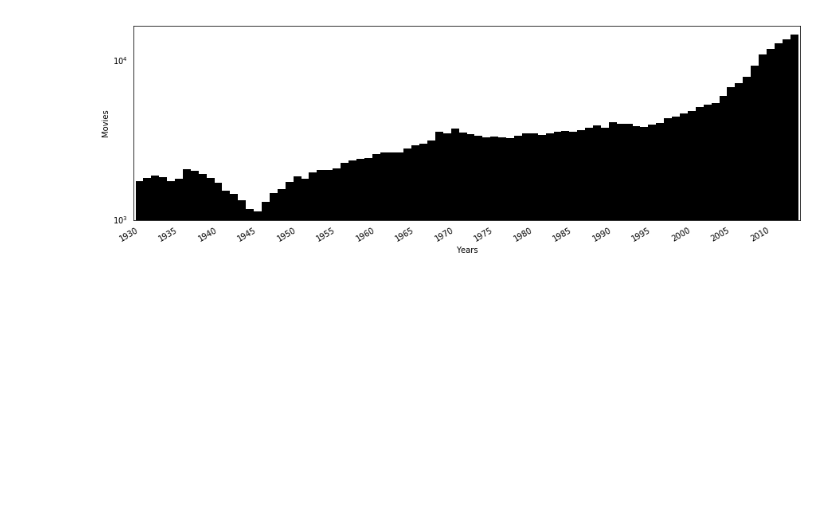
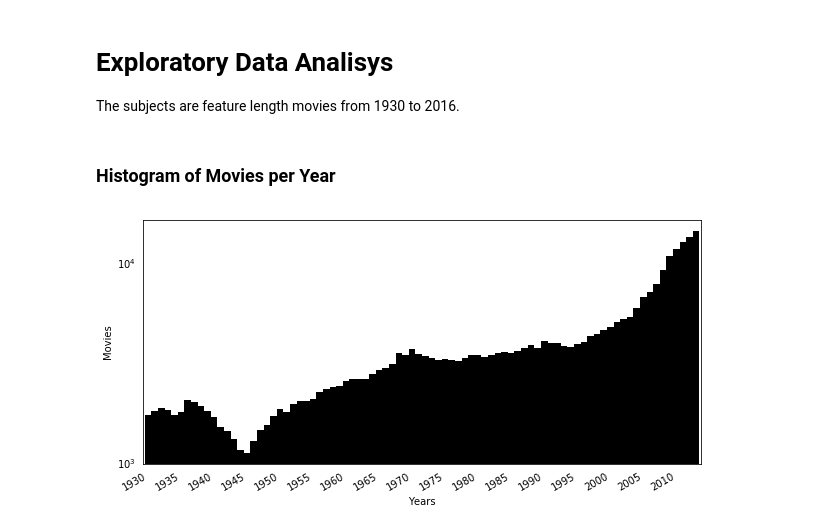
Before and after one commit to code-energy/teamspector, a Jupyter notebook: visualizations/eda.ipynb, the cells around one changed output. Drawn from its saved outputs; the diff is of its cells as text; code cells hidden in the pictures; blank space fills up the shorter version.

```diff
--- a/visualizations/eda.ipynb
+++ b/visualizations/eda.ipynb
@@ -1,20 +1,29 @@
+# %% [markdown]
+# Exploratory Data Analisys
+The subjects are feature length movies from 1930 to 2016.
 # %%
 % matplotlib inline
 import pandas as pd
 from pymongo import MongoClient
 import matplotlib.ticker as plticker
+import matplotlib.pyplot as plt
 db = MongoClient().imdbws
 df = pd.DataFrame(list(db.titles.find({'is_subject': True})))
+# Numpy doesn't support MongoDB's Decimal128, let's transform it to Float.
+to_decimal = lambda x: float(x.to_decimal()) if 'to_decimal' in dir(x) else x
+df['averageRating'] = df['averageRating'].apply(to_decimal)
+# %% [markdown]
+### Histogram of Movies per Year
 # %%
 hist = df.groupby(df["startYear"])._id.count()
-ax = hist.plot(kind="bar", figsize=(15,5), color='0.0', logy=True, width=1.0)
+ax = hist.plot(kind="bar", figsize=(10,5), color='0.0', logy=True, width=1.0)
 locator = ax.xaxis.get_major_locator()
 locator.locs = locator.locs[::5]
 formatter = ax.xaxis.get_major_formatter()
 formatter.seq = formatter.seq[::5]
 ax.get_figure().autofmt_xdate()
 ax.set_ylabel('Movies')
 ax.set_xlabel('Years')
 ax.tick_params(which='both', bottom='off', top='off', left='off', right='off')
 # %% [output]
-[figure, old version]
+[figure, new version]
```
Also changed, not shown: parts of 2 cells of this notebook, 1 other file.
